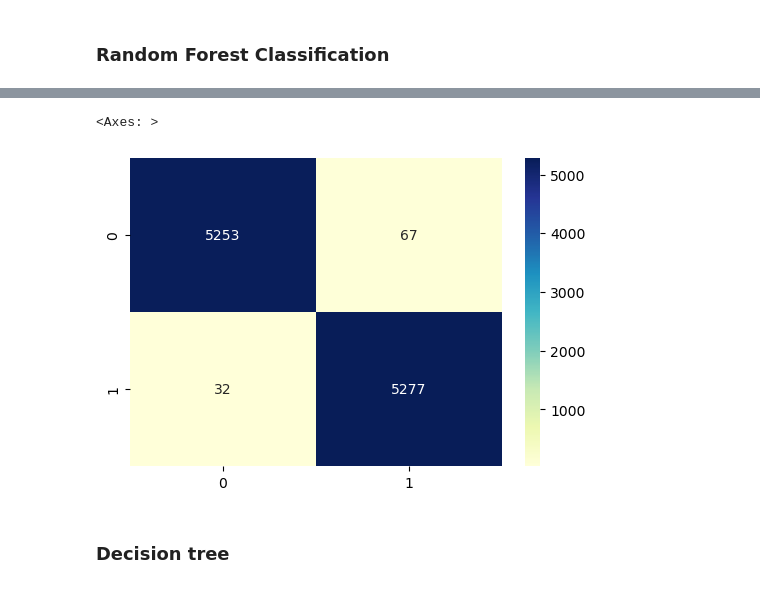
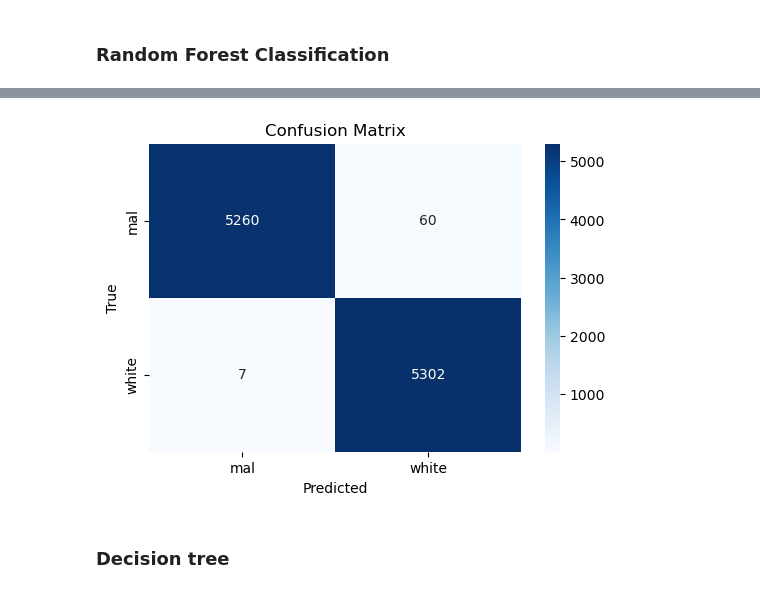
Before and after one commit to TaliaSeada/macro_competition, a Jupyter notebook: macro_competition.ipynb, the cells around one changed output, grey strips where cells are left out. Drawn from its saved outputs; the diff is of its cells as text; code cells hidden in the pictures.

```diff
--- a/macro_competition.ipynb
+++ b/macro_competition.ipynb
@@ -657,4 +701,0 @@ X_val_tfidf = vectorizer.transform(X_val)
-# %%
-knn = KNeighborsClassifier(n_neighbors=3)
-knn.fit(X_train, y_train)
-knn_pred = knn.predict(X_val)
@@ -696,0 +705,4 @@ plt.grid(True)
+# %%
+# Concatenate additional features with Word2Vec features
+X_train_combined = pd.concat([X_train_word2vec_df, X_train], axis=1)
+X_val_combined = pd.concat([X_val_word2vec_df, X_val], axis=1)
@@ -696,0 +741,4 @@ plt.grid(True)
+# %%
+# split
+X_train = X_train_combined
+X_val = X_val_combined
@@ -720,7 +771,7 @@ weighted avg       0.87      0.87      0.87     10629
 ### Random Forest Classification
 # %%
 from sklearn.ensemble import RandomForestClassifier
-rfc = RandomForestClassifier(n_estimators=1500, random_state=0, max_features=8)
+rfc = RandomForestClassifier(random_state=0)
 rfc.fit(X_train, y_train)
 rfc_pred = rfc.predict(X_val)
 print(metrics.accuracy_score(y_val, rfc_pred))
@@ -740,11 +791,14 @@ print(report)
 weighted avg       0.99      0.99      0.99     10629
 # %%
 con_mat = confusion_matrix(y_val, rfc_pred)
-f, ax = plt.subplots(figsize=(6, 4))
-sns.heatmap(con_mat, annot=True, fmt='g',cmap="YlGnBu")
+plt.figure(figsize=(6, 4))
+sns.heatmap(con_mat, annot=True, fmt='g', cmap='Blues', xticklabels=label_encoder.classes_, yticklabels=label_encoder.classes_)
+plt.xlabel('Predicted')
+plt.ylabel('True')
+plt.title('Confusion Matrix')
+plt.show()
 # %% [output]
-<Axes: >
-[figure, old version]
+[figure, new version]
 # %% [markdown]
 ### Decision tree
 # %%
```
Also changed, not shown: parts of 38 cells of this notebook.
